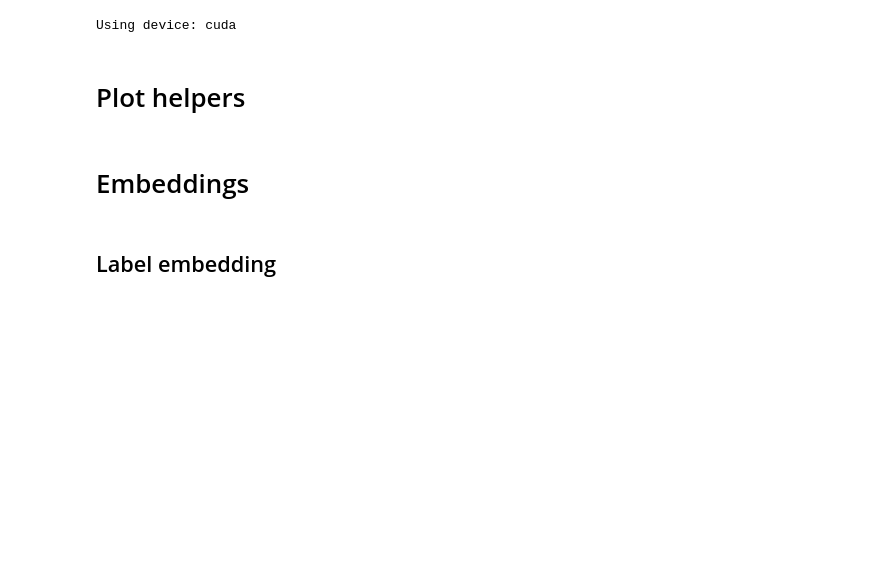
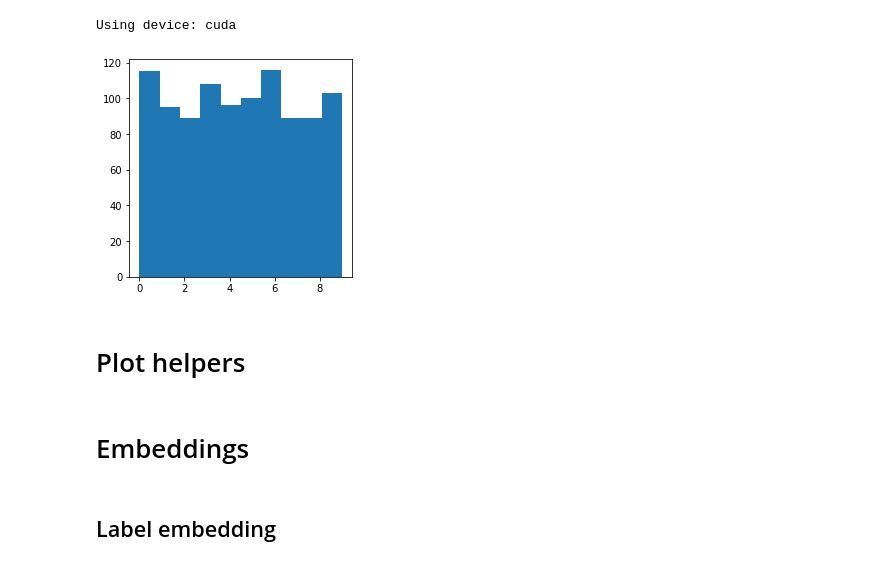
Before and after one commit to lucasmrdt/diffusion-model, a Jupyter notebook: notebooks/model_on_mnist.ipynb, the cells around one changed output. Cells and saved outputs as stored; diff of their text form; code cells hidden in the pictures; blank space fills up the shorter version.

```diff
--- a/notebooks/model_on_mnist.ipynb
+++ b/notebooks/model_on_mnist.ipynb
@@ -46,6 +46,10 @@ Dataset shape: torch.Size([1000, 28, 28])
 print(f"Using device: {device}")
 # %% [output]
 Using device: cuda
+# %%
+plt.hist(labels.cpu(), bins=10);
+# %% [output]
+[figure, added]
 # %% [markdown]
 # Plot helpers
 # %%
```
Also changed, not shown: parts of 12 cells of this notebook, 2 other files.
